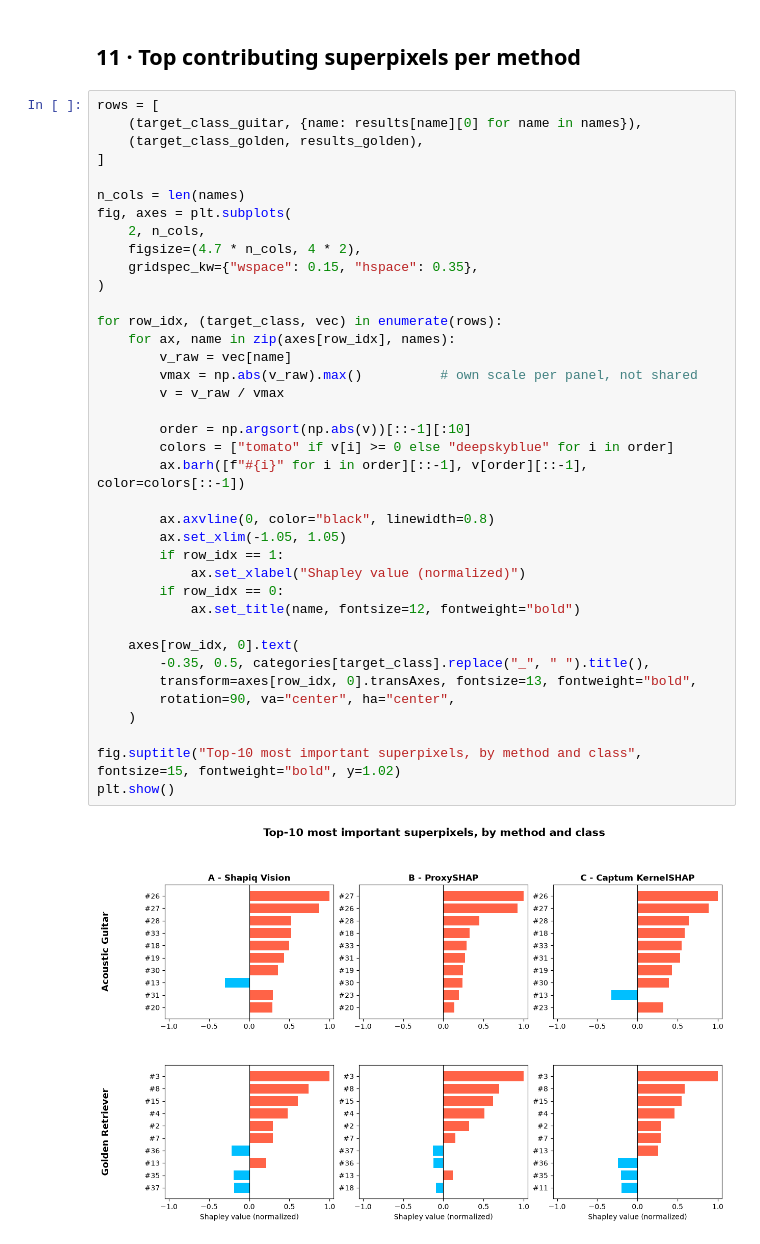
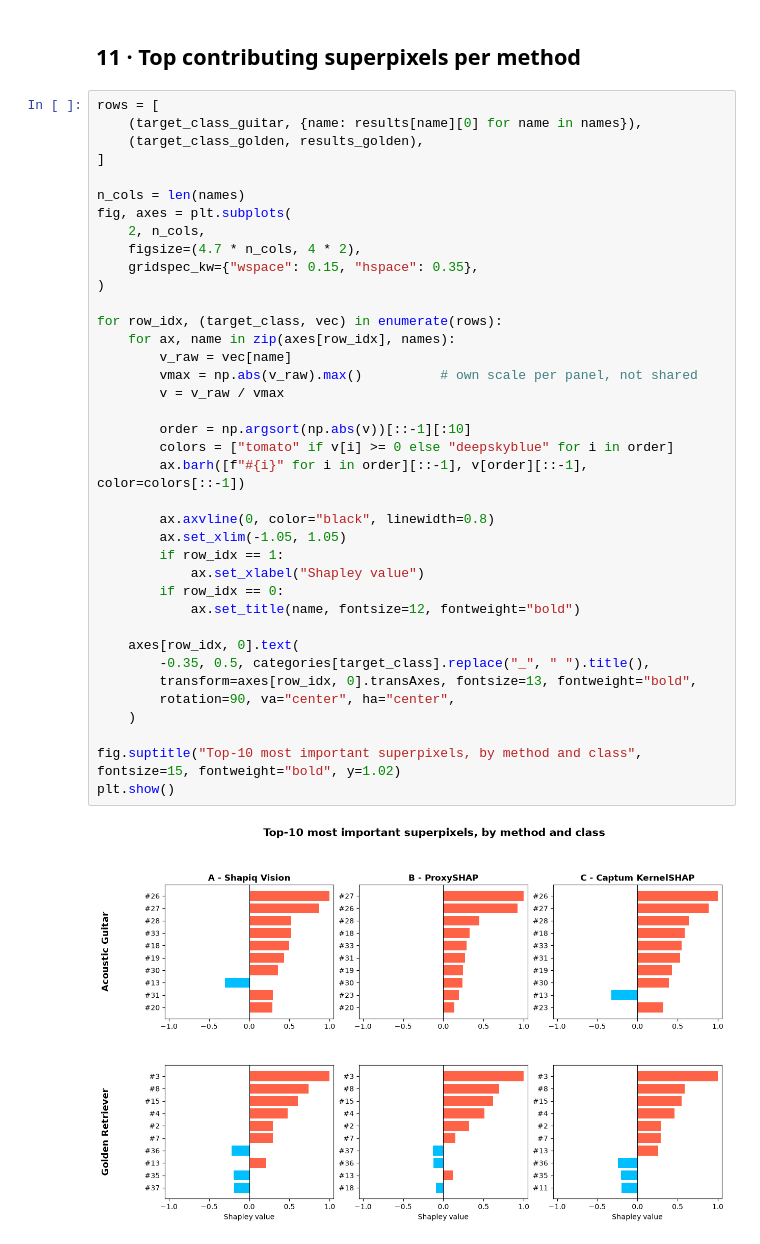
Before and after one commit to BarbaraBugala/XAI-Praktikum, a Jupyter notebook: comparison_of_methods.ipynb, the cells around one changed output. Cells and saved outputs as stored; diff of their text form.

```diff
--- a/comparison_of_methods.ipynb
+++ b/comparison_of_methods.ipynb
@@ -464,32 +468,32 @@ fig, axes = plt.subplots(
     2, n_cols,
     figsize=(4.7 * n_cols, 4 * 2),
     gridspec_kw={"wspace": 0.15, "hspace": 0.35},
 )
 
 for row_idx, (target_class, vec) in enumerate(rows):
     for ax, name in zip(axes[row_idx], names):
         v_raw = vec[name]
         vmax = np.abs(v_raw).max()          # own scale per panel, not shared
         v = v_raw / vmax
 
         order = np.argsort(np.abs(v))[::-1][:10]
         colors = ["tomato" if v[i] >= 0 else "deepskyblue" for i in order]
         ax.barh([f"#{i}" for i in order][::-1], v[order][::-1], color=colors[::-1])
 
         ax.axvline(0, color="black", linewidth=0.8)
         ax.set_xlim(-1.05, 1.05)
         if row_idx == 1:
-            ax.set_xlabel("Shapley value (normalized)")
+            ax.set_xlabel("Shapley value")
         if row_idx == 0:
             ax.set_title(name, fontsize=12, fontweight="bold")
 
     axes[row_idx, 0].text(
         -0.35, 0.5, categories[target_class].replace("_", " ").title(),
         transform=axes[row_idx, 0].transAxes, fontsize=13, fontweight="bold",
         rotation=90, va="center", ha="center",
     )
 
 fig.suptitle("Top-10 most important superpixels, by method and class", fontsize=15, fontweight="bold", y=1.02)
 plt.show()
 # %% [output]
-[figure, old version]
+[figure, new version]
```
Also changed, not shown: parts of 2 cells of this notebook.
